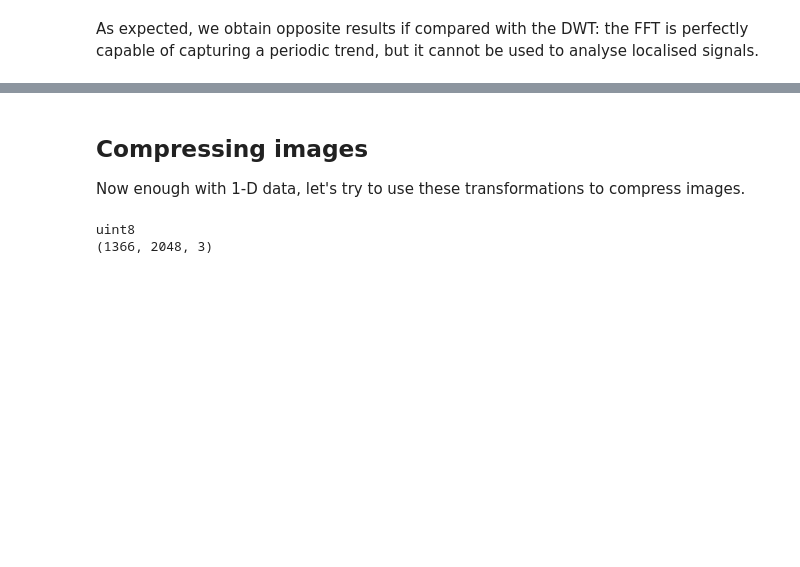
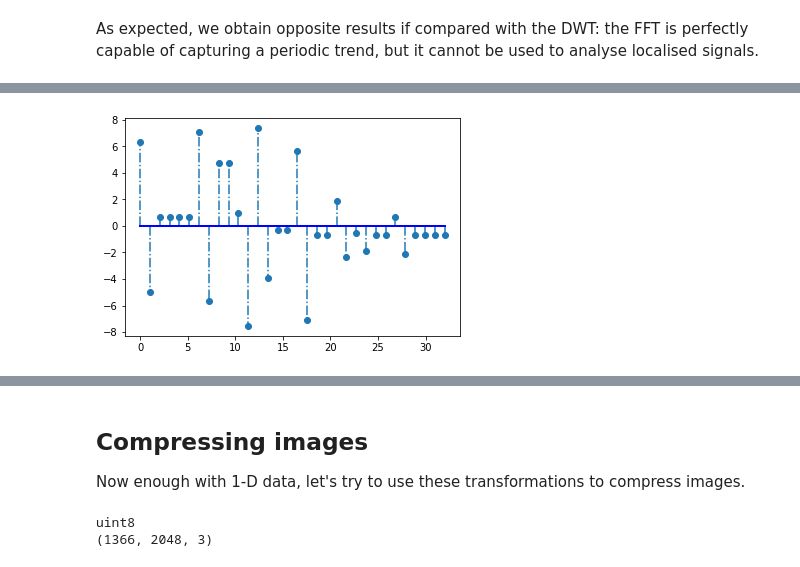
Before and after one commit to GiuliaLanzillotta/My-ML-exercises, a Jupyter notebook: Signal_processing.ipynb, the cells around one changed output, grey strips where cells are left out. Cells and saved outputs as stored; diff of their text form; code cells hidden in the pictures; blank space fills up the shorter version.

```diff
--- a/Signal_processing.ipynb
+++ b/Signal_processing.ipynb
@@ -242,0 +304,7 @@ As expected, we obtain opposite results if compared with the DWT: the FFT is per
+# %%
+markerline, stemlines, baseline = plt.stem(ax, x, '-.', use_line_collection=True)
+plt.setp(baseline, 'color', 'b', 'linewidth', 2)
+plt.title="x"
+plt.show()
+# %% [output]
+[figure, added]
```
Also changed, not shown: parts of 22 cells of this notebook.
